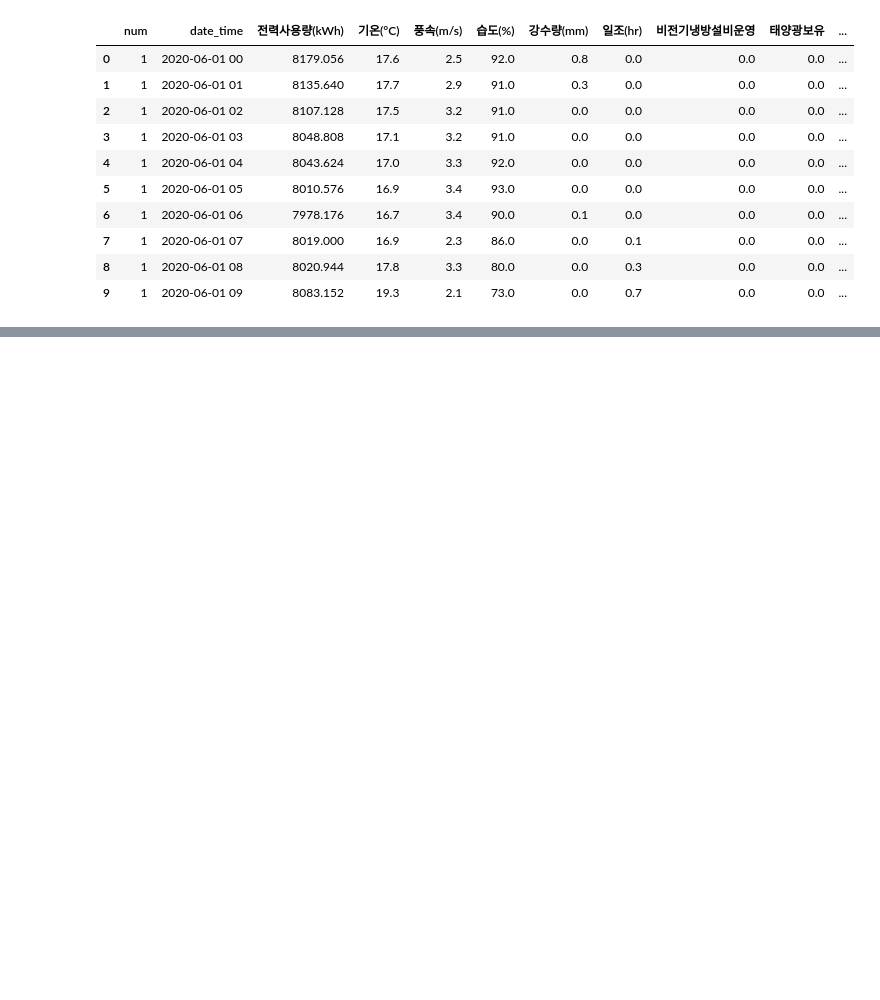
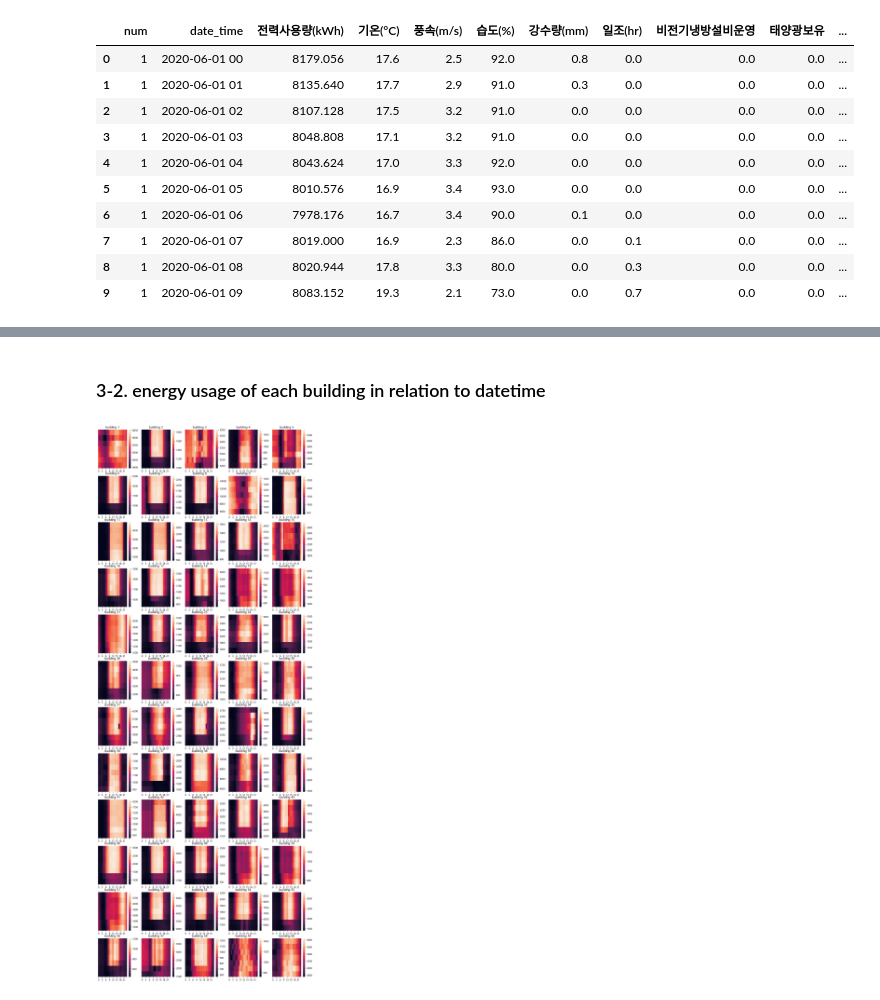
Before and after one commit to yong-again/elec_used, a Jupyter notebook: code/Electric_Used_Predict.ipynb, the cells around one changed output, grey strips where cells are left out. Cells and saved outputs as stored; diff of their text form; code cells hidden in the pictures; blank space fills up the shorter version.

```diff
--- a/code/Electric_Used_Predict.ipynb
+++ b/code/Electric_Used_Predict.ipynb
@@ -314,0 +237,16 @@ findfont: Font family ['NanumGothic.tff'] not found. Falling back to DejaVu Sans
+# %% [markdown]
+### 3-2. energy usage of each building in relation to datetime
+# %%
+# energy usage of each building ~ weekday, hour
+fig = plt.figure(figsize = (15, 40))
+for num in eda_df['num'].unique():
+    df = eda_df[eda_df.num == num]
+    df = df.groupby(['weekday', 'hour'])['target'].mean().reset_index().pivot('weekday', 'hour', 'target')
+    plt.subplot(12, 5, num)
+    sns.heatmap(df)
+    plt.title(f'building {num}')
+    plt.xlabel('')
+    plt.ylabel('')
+    plt.yticks([])
+# %% [output]
+[figure, added]
```
Also changed, not shown: parts of 18 cells of this notebook.
